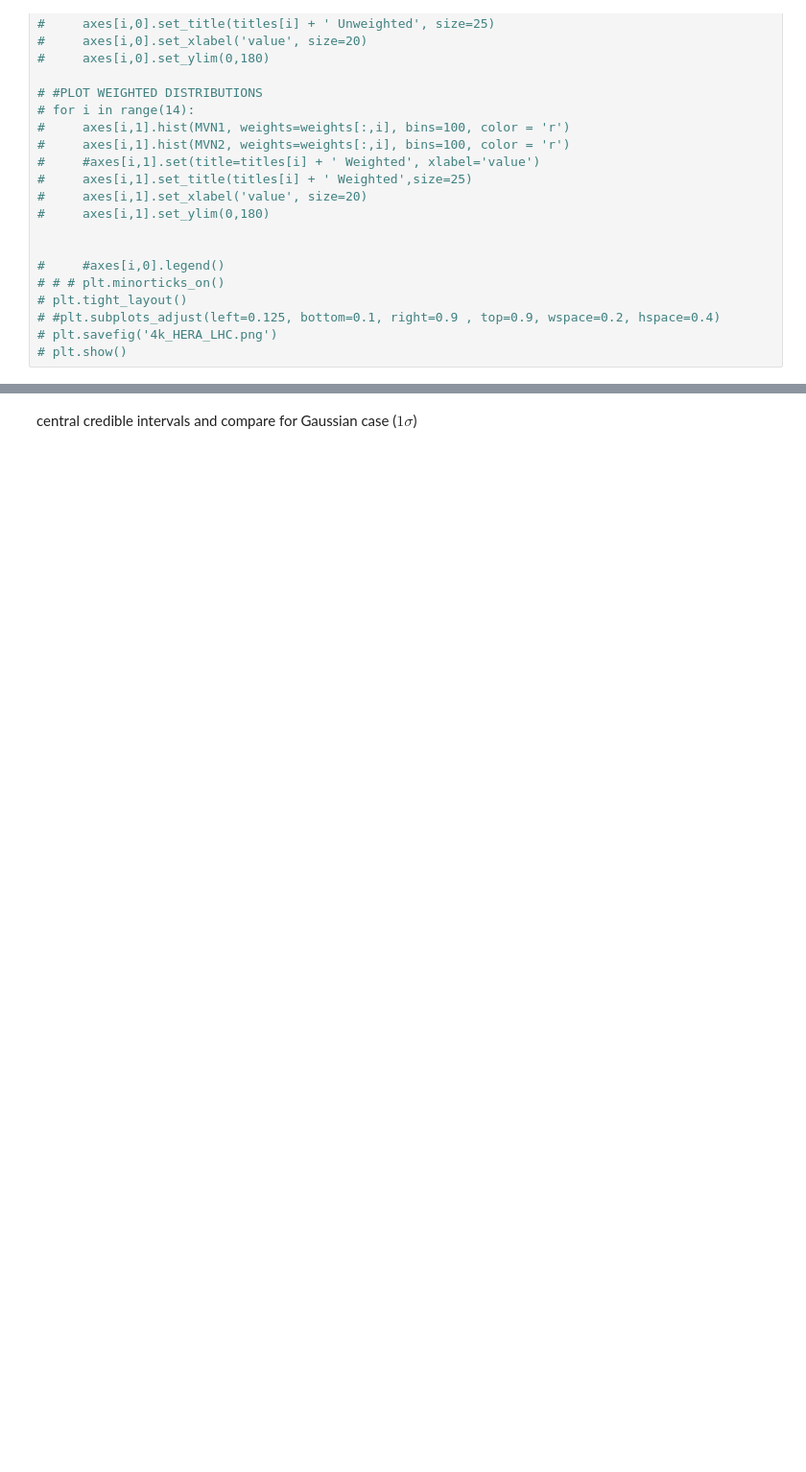
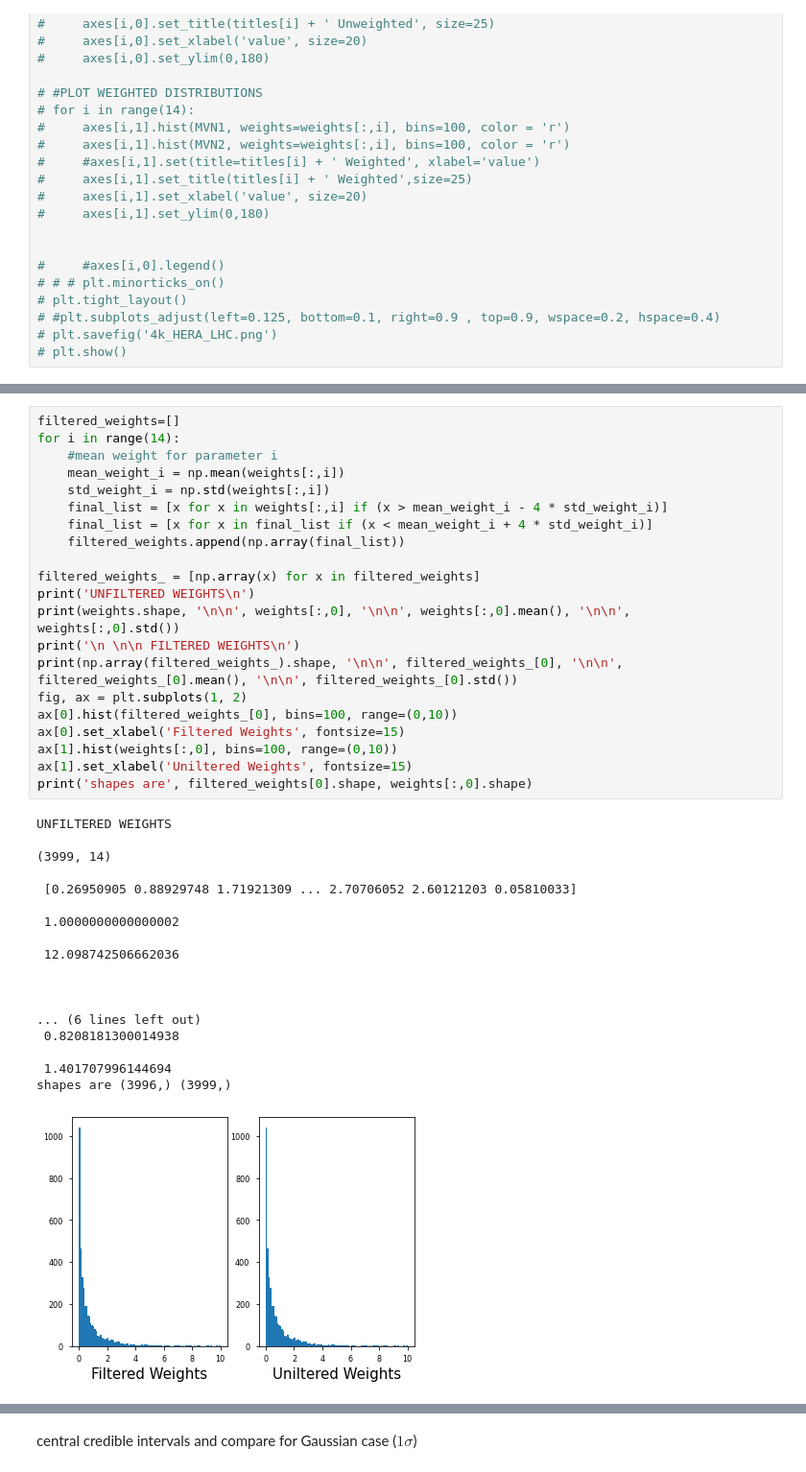
Before and after one commit to AliAlkadhim/PDF_Uncertainty, a Jupyter notebook: Compute_chi2/reweighting.ipynb, the cells around one changed output, grey strips where cells are left out. Shown at 96% size. Drawn from its saved outputs; the diff is of its cells as text; blank space fills up the shorter version.

```diff
--- a/Compute_chi2/reweighting.ipynb
+++ b/Compute_chi2/reweighting.ipynb
@@ -484,0 +490,40 @@ plt.savefig('all_data_Bg.png')
+# %%
+filtered_weights=[]
+for i in range(14):
+    #mean weight for parameter i
+    mean_weight_i = np.mean(weights[:,i])
+    std_weight_i = np.std(weights[:,i])
+    final_list = [x for x in weights[:,i] if (x > mean_weight_i - 4 * std_weight_i)]
+    final_list = [x for x in final_list if (x < mean_weight_i + 4 * std_weight_i)]
+    filtered_weights.append(np.array(final_list))
+
+filtered_weights_ = [np.array(x) for x in filtered_weights]
+print('UNFILTERED WEIGHTS\n')
+print(weights.shape, '\n\n', weights[:,0], '\n\n', weights[:,0].mean(), '\n\n', weights[:,0].std())
+print('\n \n\n FILTERED WEIGHTS\n')
+print(np.array(filtered_weights_).shape, '\n\n', filtered_weights_[0], '\n\n', filtered_weights_[0].mean(), '\n\n', filtered_weights_[0].std())
+fig, ax = plt.subplots(1, 2)
+ax[0].hist(filtered_weights_[0], bins=100, range=(0,10))
+ax[0].set_xlabel('Filtered Weights', fontsize=15)
+ax[1].hist(weights[:,0], bins=100, range=(0,10))
+ax[1].set_xlabel('Uniltered Weights', fontsize=15)
+print('shapes are', filtered_weights[0].shape, weights[:,0].shape)
+# %% [output]
+UNFILTERED WEIGHTS
+
+(3999, 14)
+
+ [0.26950905 0.88929748 1.71921309 ... 2.70706052 2.60121203 0.05810033]
+
+ 1.0000000000000002
+
+ 12.098742506662036
+
+
+
+... (6 lines left out)
+ 0.8208181300014938
+
+ 1.401707996144694
+shapes are (3996,) (3999,)
+[figure, added]
```
Also changed, not shown: parts of 10 cells of this notebook, 3 other files.
